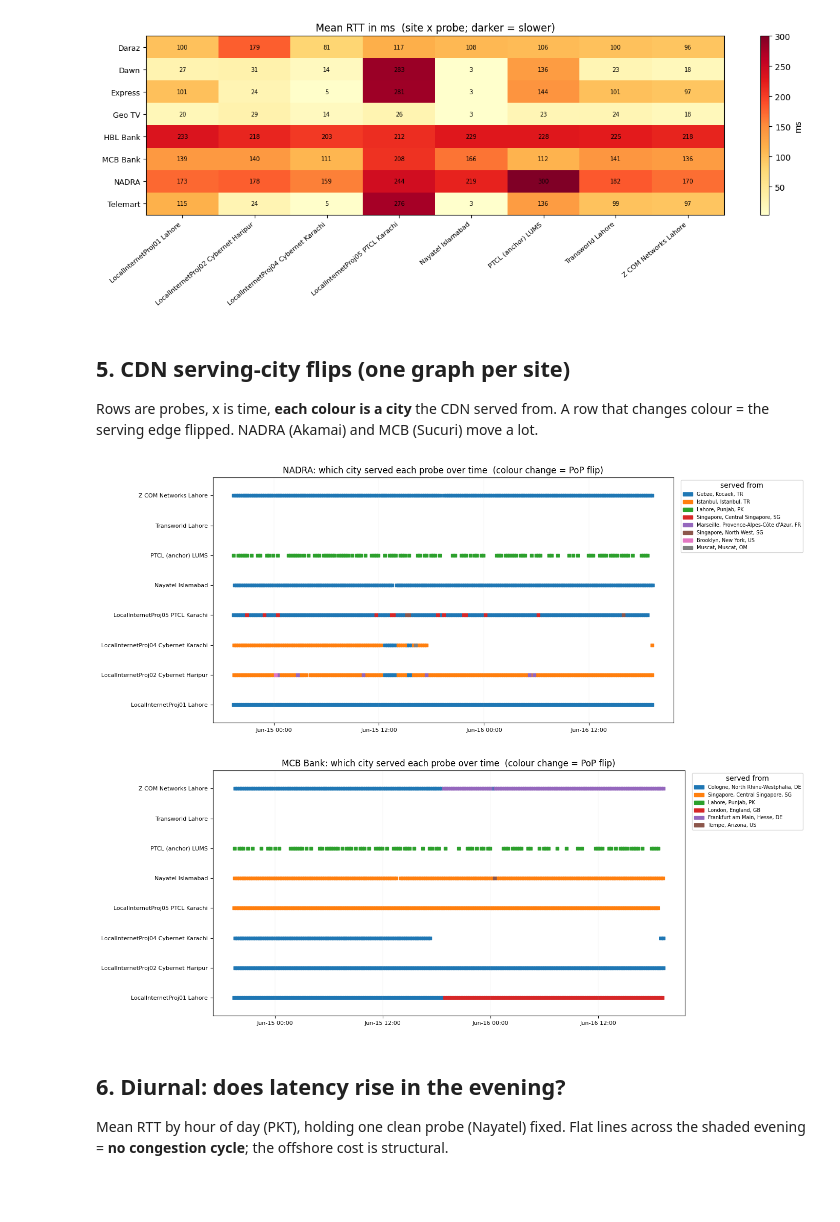
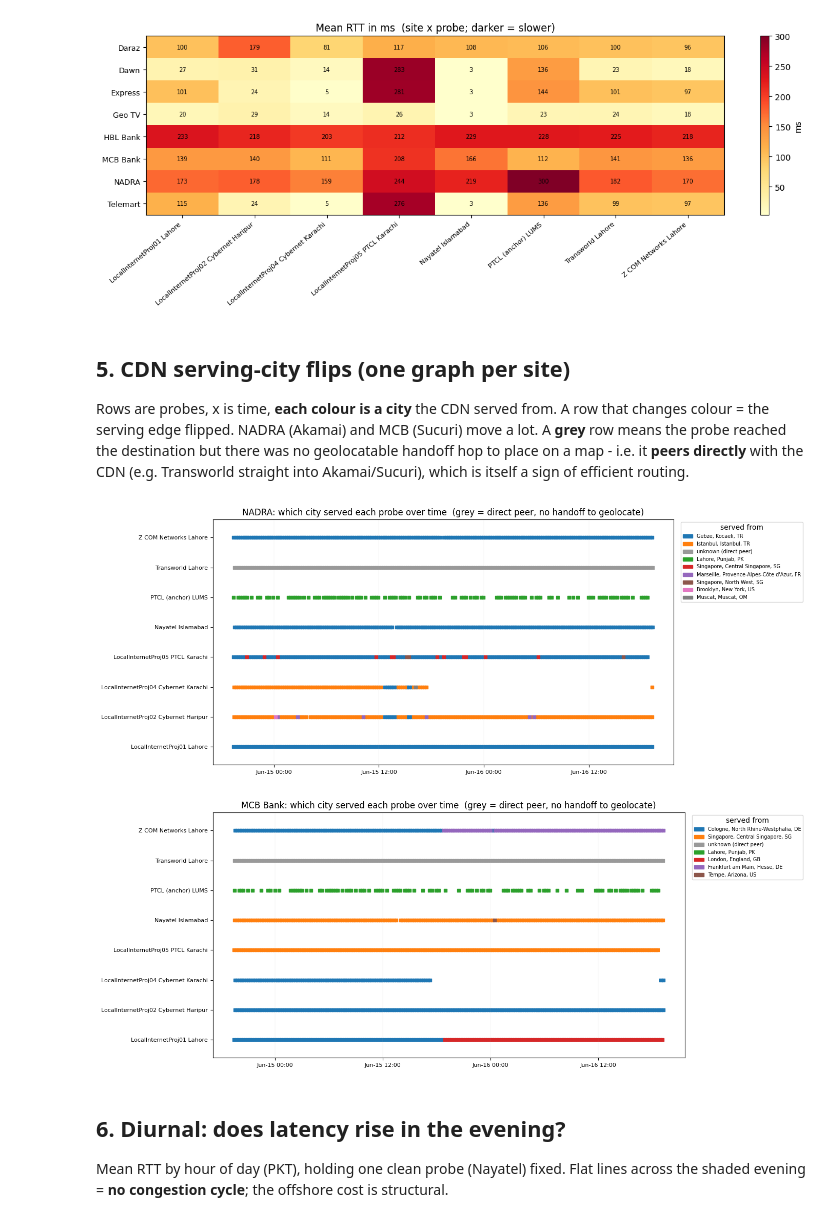
Before and after one commit to msaqib/pkinternet, a Jupyter notebook: findings/03_longitudinal_routing_48h.ipynb, the cells around one changed output. Cells and saved outputs as stored; diff of their text form; code cells hidden in the pictures; blank space fills up the shorter version.

```diff
--- a/findings/03_longitudinal_routing_48h.ipynb
+++ b/findings/03_longitudinal_routing_48h.ipynb
@@ -135,29 +135,37 @@ plt.colorbar(im, ax=ax, label='ms'); plt.tight_layout(); plt.show()
 
 Rows are probes, x is time, **each colour is a city** the CDN served from. A row that
 changes colour = the serving edge flipped. NADRA (Akamai) and MCB (Sucuri) move a lot.
+A **grey** row means the probe reached the destination but there was no geolocatable
+handoff hop to place on a map - i.e. it **peers directly** with the CDN (e.g. Transworld
+straight into Akamai/Sucuri), which is itself a sign of efficient routing.
 # %%
 def metro_timeline(site):
-    g = ok[ok['target_label'] == site]
-    metros = g['dest_location'].value_counts().index.tolist()
-    cmap = plt.get_cmap('tab10'); cidx = {m: i for i, m in enumerate(metros)}; yidx = {p: i for i, p in enumerate(PROBES)}
+    g = ok[ok['target_label'] == site].copy()
+    # rounds that reached the dest but have no geolocatable handoff hop = direct peering
+    g['loc'] = g['dest_location'].fillna('unknown (direct peer)')
+    metros = g['loc'].value_counts().index.tolist()
+    real = [m for m in metros if m != 'unknown (direct peer)']
+    cmap = plt.get_cmap('tab10'); cidx = {m: i for i, m in enumerate(real)}; yidx = {p: i for i, p in enumerate(PROBES)}
+    def colour(m):
+        return '0.6' if m == 'unknown (direct peer)' else cmap(cidx[m] % 10)
     fig, ax = plt.subplots(figsize=(14, 0.5 * len(PROBES) + 1.5))
     for m in metros:
-        s = g[g['dest_location'] == m]
-        ax.scatter(s['t'], s['probe_city'].map(yidx), marker='s', s=16, color=cmap(cidx[m] % 10))
+        s = g[g['loc'] == m]
+        ax.scatter(s['t'], s['probe_city'].map(yidx), marker='s', s=16, color=colour(m))
     ax.set_yticks(range(len(PROBES))); ax.set_yticklabels(PROBES, fontsize=8); ax.set_ylim(-0.6, len(PROBES) - 0.4)
     ax.xaxis.set_major_locator(mdates.HourLocator(byhour=range(0, 24, 12)))
     ax.xaxis.set_major_formatter(mdates.DateFormatter('%b-%d %H:%M')); ax.tick_params(axis='x', labelsize=8)
     ax.grid(True, axis='x', lw=0.3, alpha=0.3)
-    handles = [mpatches.Patch(color=cmap(cidx[m] % 10), label=m) for m in metros]
+    handles = [mpatches.Patch(color=colour(m), label=m) for m in metros]
     ax.legend(handles=handles, fontsize=7, bbox_to_anchor=(1.01, 1), loc='upper left', title='served from')
-    ax.set_title(f'{site}: which city served each probe over time  (colour change = PoP flip)')
+    ax.set_title(f'{site}: which city served each probe over time  (grey = direct peer, no handoff to geolocate)')
     plt.tight_layout(); plt.show()
 
 metro_timeline('NADRA')
 metro_timeline('MCB Bank')
 # %% [output]
-[figure, old version]
+[figure, new version]
-[figure, old version]
+[figure, new version]
 # %% [markdown]
 ## 6. Diurnal: does latency rise in the evening?
 
```
Also changed, not shown: parts of 1 cell of this notebook.
